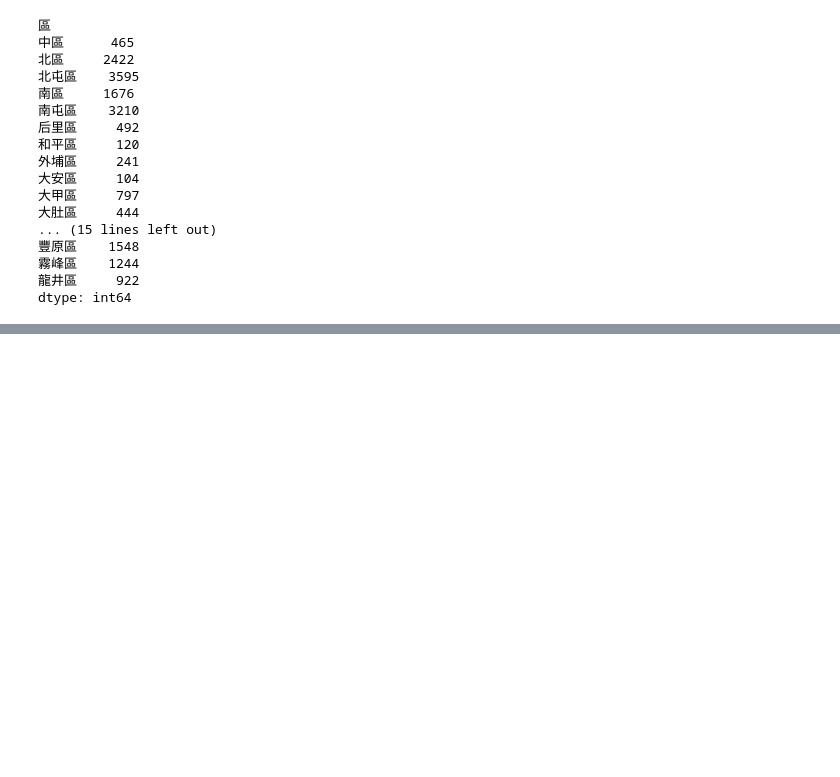
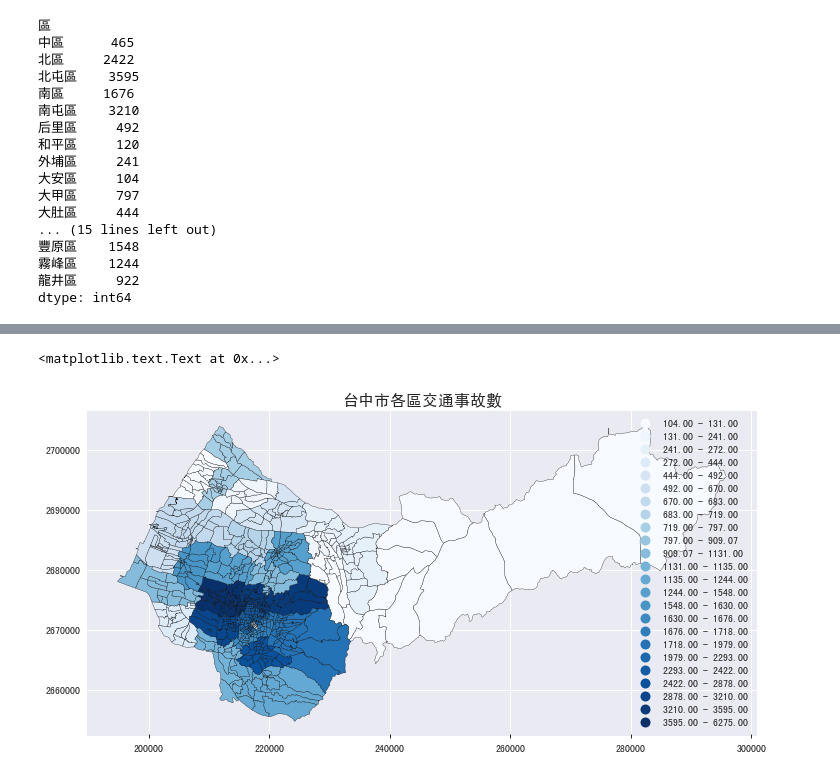
Before and after one commit to WangYenTing/Python-MySQL, a Jupyter notebook: GeoPandas.ipynb, the cells around one changed output, grey strips where cells are left out. Cells and saved outputs as stored; diff of their text form; code cells hidden in the pictures; blank space fills up the shorter version.

```diff
--- a/GeoPandas.ipynb
+++ b/GeoPandas.ipynb
@@ -112,0 +104,14 @@ plt.show()
+# %%
+try_shp.plot(
+    cmap=plt.cm.Blues, #指定顏色
+    column='count', #指定從自身的這個 column 讀取顏色深度
+    figsize=(12,9),
+    legend = True,
+    k = 29,
+    scheme='QUANTILES',
+    edgecolor='black'
+)
+plt.title("台中市各區交通事故數", fontsize = 16 )
+# %% [output]
+<matplotlib.text.Text at 0x...>
+[figure, added]
```
Also changed, not shown: parts of 2 cells of this notebook.
